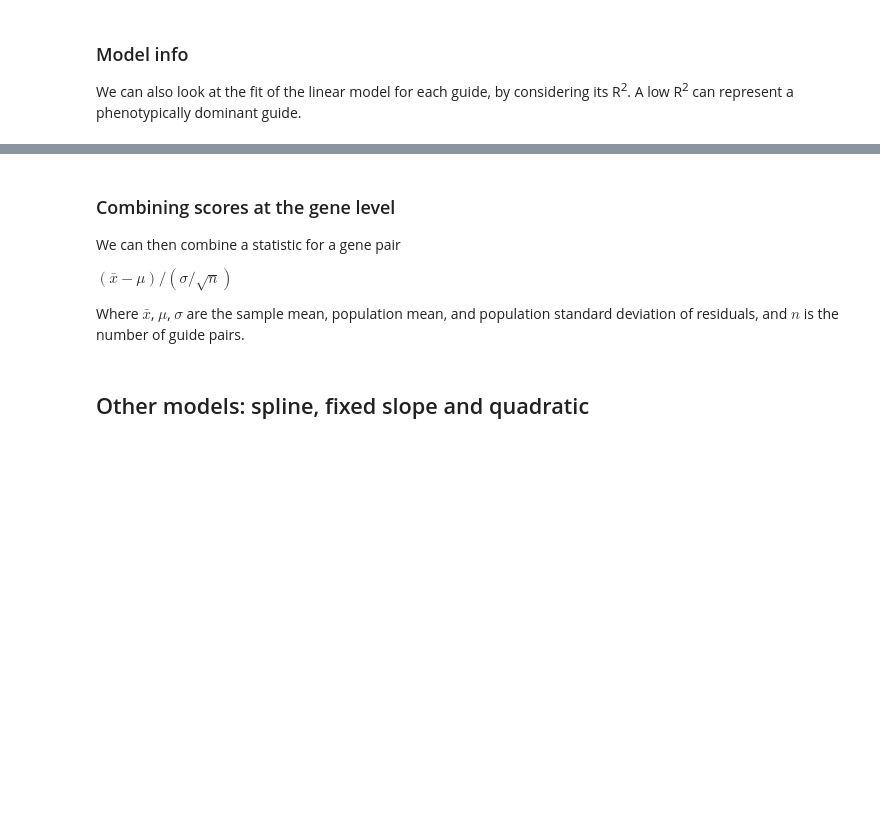
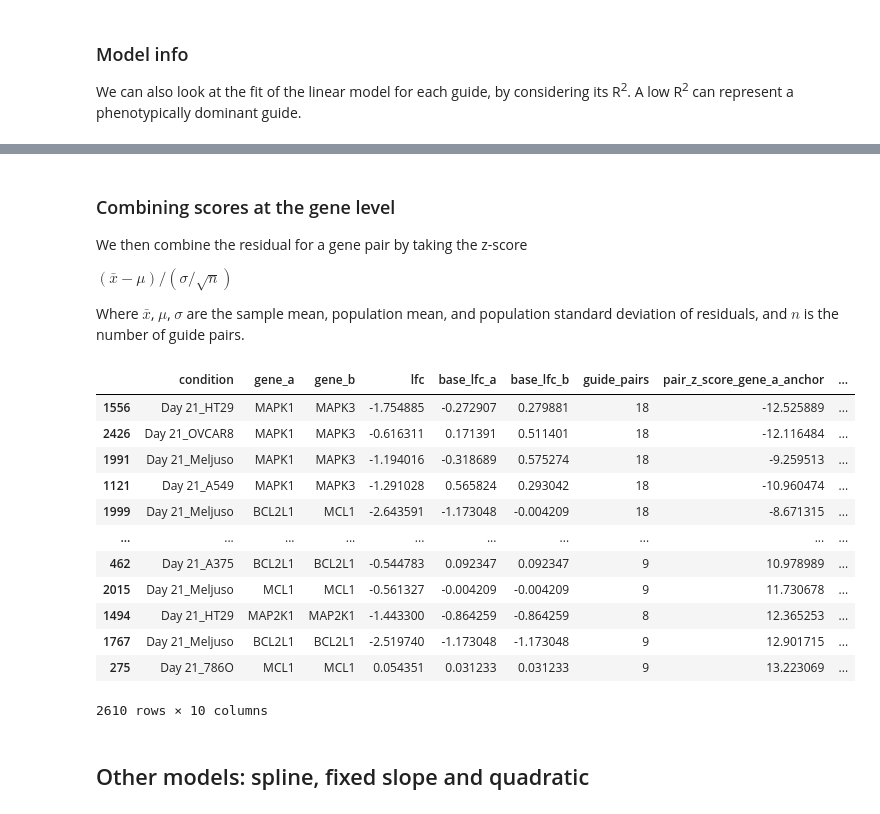
Before and after one commit to gpp-rnd/gnt, a Jupyter notebook: notebooks/basic_usage.ipynb, the cells around one changed output, grey strips where cells are left out. Drawn from its saved outputs; the diff is of its cells as text; code cells hidden in the pictures; blank space fills up the shorter version.

```diff
--- a/notebooks/basic_usage.ipynb
+++ b/notebooks/basic_usage.ipynb
@@ -39,13 +65,27 @@ model_info.sort_values('R2')
 # %% [markdown]
 ### Combining scores at the gene level
-We can then combine a statistic for a gene pair
+We then combine the residual for a gene pair by taking the z-score
 
 $(\bar x - \mu)/(\sigma / \sqrt{n})$
 
 Where $\bar x$, $\mu$, $\sigma$ are the sample mean, population mean, and population standard deviation of residuals, and $n$ is the number of guide pairs.
 # %%
 gene_scores = gnt.get_gene_residuals(guide_residuals, 'residual_z')
-gene_scores.sort_values('z_score_residual_z')
+gene_scores.sort_values('pair_z_score')
+# %% [output]
+|  | condition | gene_a | gene_b | lfc | base_lfc_a | base_lfc_b | guide_pairs | pair_z_score_gene_a_anchor | ... |
+| 1556 | Day 21_HT29 | MAPK1 | MAPK3 | -1.754885 | -0.272907 | 0.279881 | 18 | -12.525889 | ... |
+| 2426 | Day 21_OVCAR8 | MAPK1 | MAPK3 | -0.616311 | 0.171391 | 0.511401 | 18 | -12.116484 | ... |
+| 1991 | Day 21_Meljuso | MAPK1 | MAPK3 | -1.194016 | -0.318689 | 0.575274 | 18 | -9.259513 | ... |
+| 1121 | Day 21_A549 | MAPK1 | MAPK3 | -1.291028 | 0.565824 | 0.293042 | 18 | -10.960474 | ... |
+| 1999 | Day 21_Meljuso | BCL2L1 | MCL1 | -2.643591 | -1.173048 | -0.004209 | 18 | -8.671315 | ... |
+| ... | ... | ... | ... | ... | ... | ... | ... | ... | ... |
+| 462 | Day 21_A375 | BCL2L1 | BCL2L1 | -0.544783 | 0.092347 | 0.092347 | 9 | 10.978989 | ... |
+| 2015 | Day 21_Meljuso | MCL1 | MCL1 | -0.561327 | -0.004209 | -0.004209 | 9 | 11.730678 | ... |
+| 1494 | Day 21_HT29 | MAP2K1 | MAP2K1 | -1.443300 | -0.864259 | -0.864259 | 8 | 12.365253 | ... |
+| 1767 | Day 21_Meljuso | BCL2L1 | BCL2L1 | -2.519740 | -1.173048 | -1.173048 | 9 | 12.901715 | ... |
+| 275 | Day 21_786O | MCL1 | MCL1 | 0.054351 | 0.031233 | 0.031233 | 9 | 13.223069 | ... |
+2610 rows × 10 columns
 # %% [markdown]
 ## Other models: spline, fixed slope and quadratic
 # %% [markdown]
```
Also changed, not shown: parts of 7 cells of this notebook, 3 other files.
